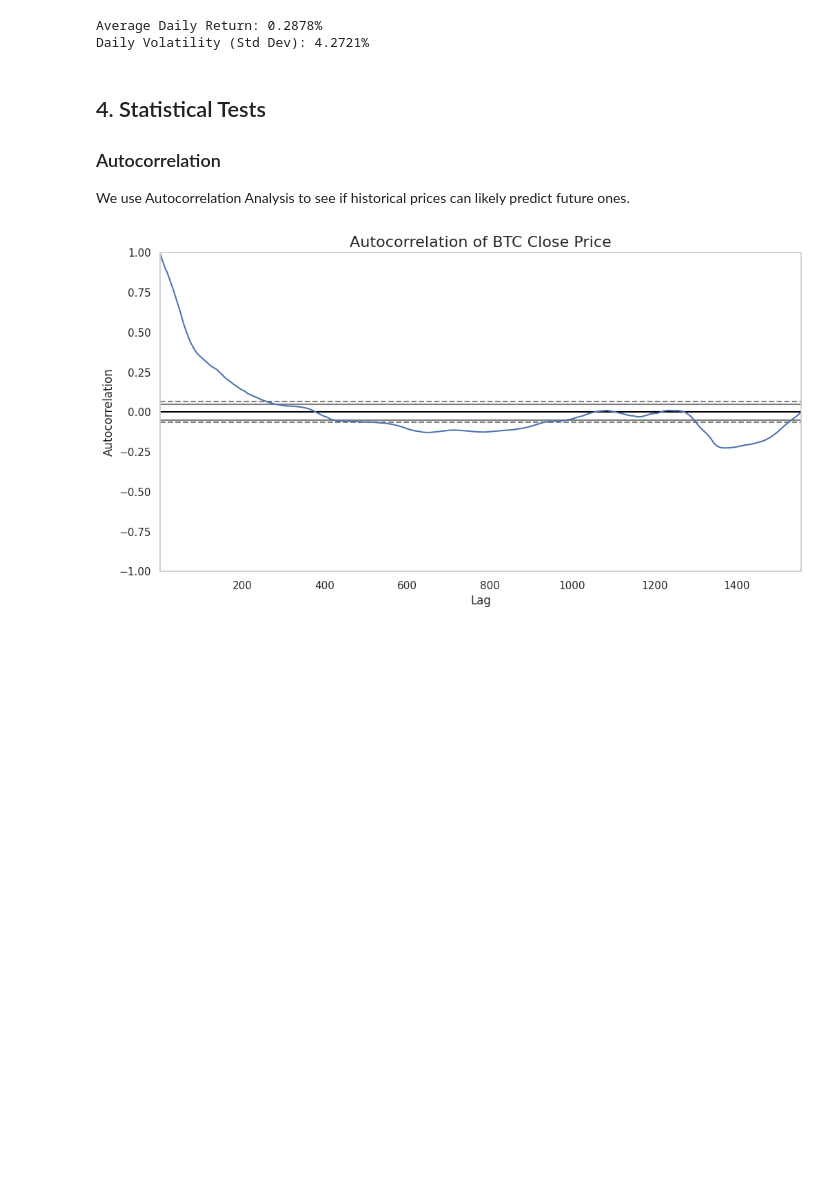
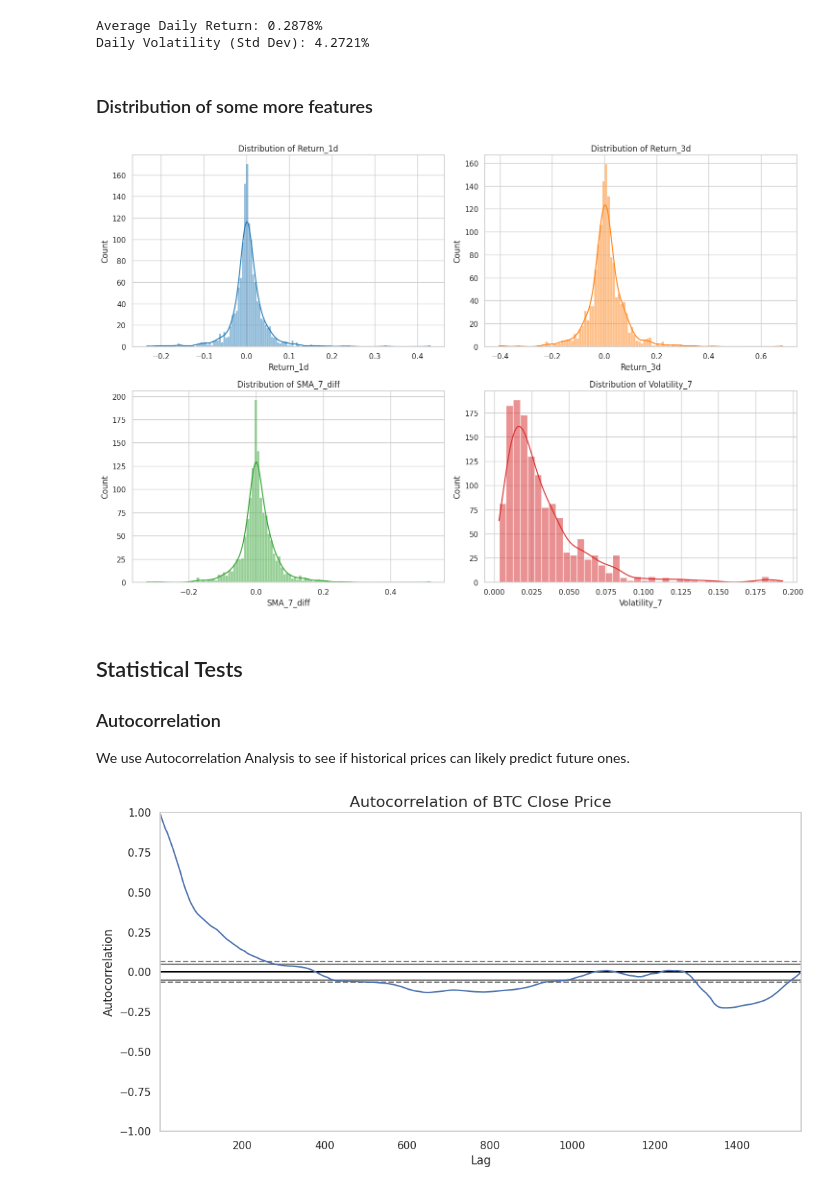
Before and after one commit to divyansh-1009/BitVision, a Jupyter notebook: notebooks/eda.ipynb, the cells around one changed output. Saved outputs shown, nothing was run; the diff lists cells and outputs as text; code cells hidden in the pictures; blank space fills up the shorter version.

```diff
--- a/notebooks/EDA.ipynb
+++ b/notebooks/eda.ipynb
@@ -18,5 +18,5 @@ We have a historical dataset `bitcoin_price_Training - Training.csv` containing
 # %%
-train_df = pd.read_csv('data/bitcoin_price_Training - Training.csv')
+train_df = pd.read_csv('../data/bitcoin_price_Training.csv')
 print(f"Training dataset entries: {len(train_df)}")
 train_df.head()
 # %% [output]
@@ -112,8 +109,31 @@ print(f"Daily Volatility (Std Dev): {df['Returns'].std()*100:.4f}%")
 [figure]
 Average Daily Return: 0.2878%
 Daily Volatility (Std Dev): 4.2721%
+# %% [markdown]
+### Distribution of some more features
+# %%
+df['Return_1d'] = df['Close'].pct_change()
+df['Return_3d'] = df['Close'].pct_change(3)
+sma_7 = df['Close'].rolling(window=7).mean()
+df['SMA_7_diff'] = (df['Close'] - sma_7) / sma_7
+df['Volatility_7'] = df['Return_1d'].rolling(window=7).std()
+df['Next_Return'] = df['Return_1d'].shift(-1)
+df_features = df.dropna()
+
+fig, axes = plt.subplots(2, 2, figsize=(15, 10))
+feature_cols = ['Return_1d', 'Return_3d', 'SMA_7_diff', 'Volatility_7']
+colors = ['#1f77b4', '#ff7f0e', '#2ca02c', '#d62728']
+
+for i, col in enumerate(feature_cols):
+    sns.histplot(df_features[col], kde=True, ax=axes[i//2, i%2], color=colors[i])
+    axes[i//2, i%2].set_title(f'Distribution of {col}')
+
+plt.tight_layout()
+plt.show()
+# %% [output]
+[figure, added]
 # %% [markdown]
-## 4. Statistical Tests
+## Statistical Tests
 
 ### Autocorrelation
 We use Autocorrelation Analysis to see if historical prices can likely predict future ones.
```
Also changed, not shown: parts of 7 cells of this notebook, 6 other files.
